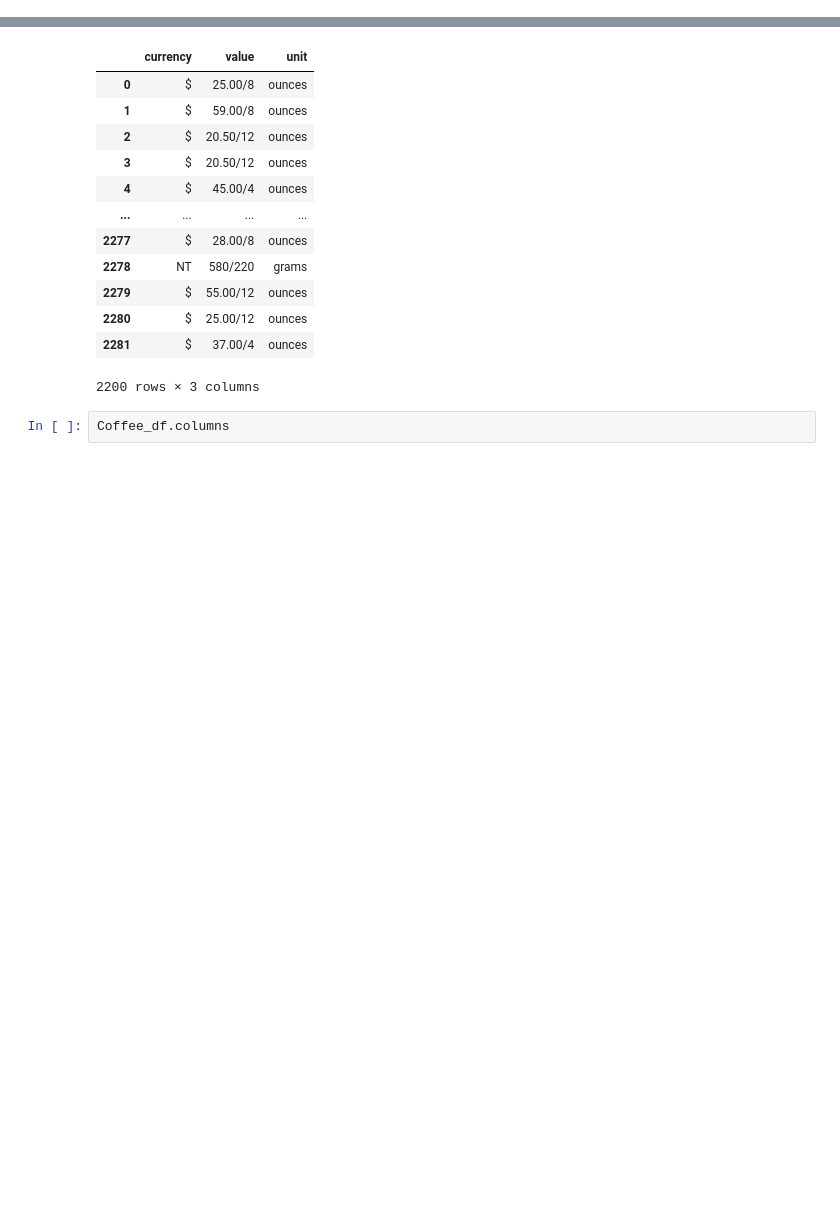
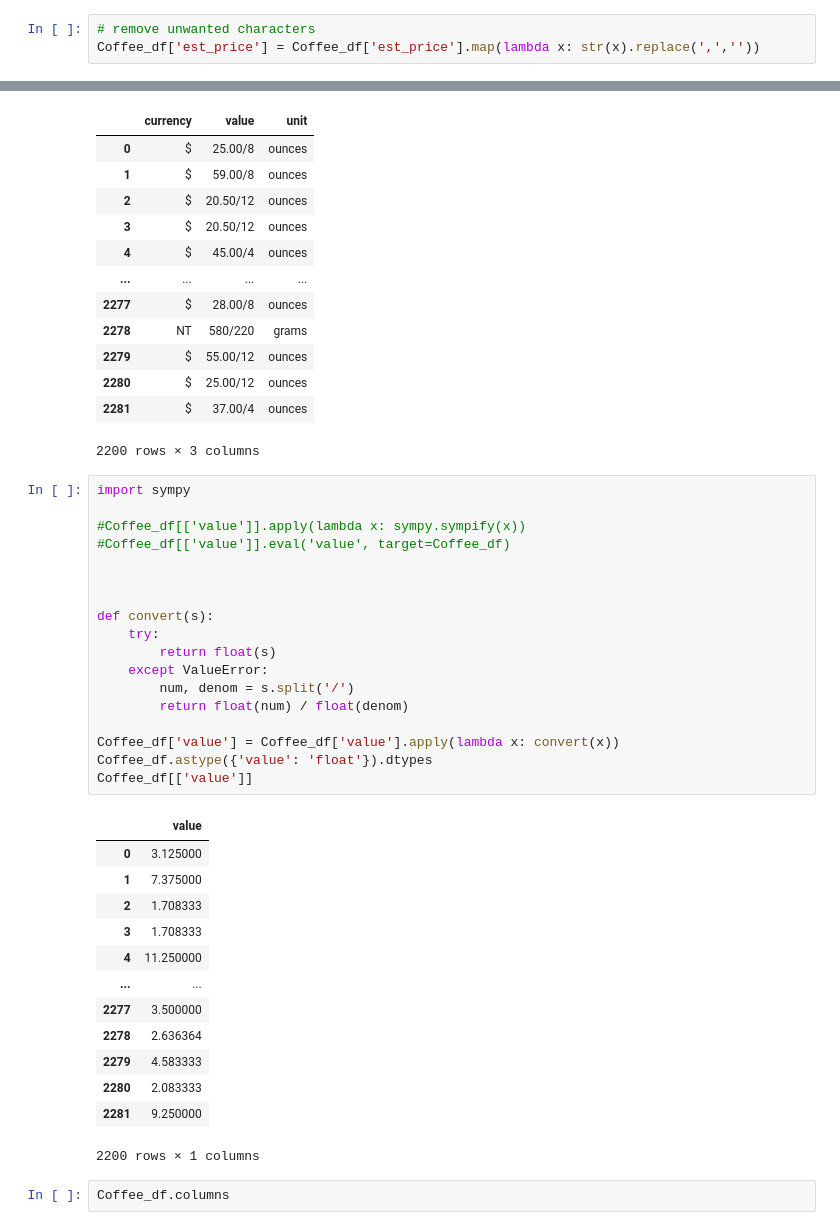
Before and after one commit to DATA-606-SPRING-2023-TUE/nicholas_data606, a Jupyter notebook: src/Data_Conversions.ipynb, the cells around one changed output, grey strips where cells are left out. Saved outputs shown, nothing was run; the diff lists cells and outputs as text; blank space fills up the shorter version.

```diff
--- a/src/Data_Conversions.ipynb
+++ b/src/Data_Conversions.ipynb
@@ -173,6 +173,9 @@ The most common currencies are USD, NT, and HKD.
 Rare occurences (yen, pound, euros, CAD)
 
 Plan: Use regex to extract the numeric portions, currency, and the unit (ounce/gram).  See what percentage of data is captured.
+# %%
+# remove unwanted characters
+Coffee_df['est_price'] = Coffee_df['est_price'].map(lambda x: str(x).replace(',',''))
 # %%
 # extract the numeric portion of the price
 Coffee_df['value'] = Coffee_df['est_price'].str.extract('([0-9]*\.*[0-9]+/[0-9]*\.*[0-9]+)')
@@ -249,6 +252,38 @@ Coffee_df[['currency', 'value', 'unit']]
 | 2280 | $ | 25.00/12 | ounces |
 | 2281 | $ | 37.00/4 | ounces |
 2200 rows × 3 columns
+# %%
+import sympy
+
+#Coffee_df[['value']].apply(lambda x: sympy.sympify(x))
+#Coffee_df[['value']].eval('value', target=Coffee_df)
+
+
+
+def convert(s):
+    try:
+        return float(s)
+    except ValueError:
+        num, denom = s.split('/')
+        return float(num) / float(denom)
+
+Coffee_df['value'] = Coffee_df['value'].apply(lambda x: convert(x))
+Coffee_df.astype({'value': 'float'}).dtypes
+Coffee_df[['value']]
+# %% [output]
+|  | value |
+| 0 | 3.125000 |
+| 1 | 7.375000 |
+| 2 | 1.708333 |
+| 3 | 1.708333 |
+| 4 | 11.250000 |
+| ... | ... |
+| 2277 | 3.500000 |
+| 2278 | 2.636364 |
+| 2279 | 4.583333 |
+| 2280 | 2.083333 |
+| 2281 | 9.250000 |
+2200 rows × 1 columns
 # %%
 Coffee_df.columns
 # %% [output]
```
Also changed, not shown: parts of 2 cells of this notebook.
